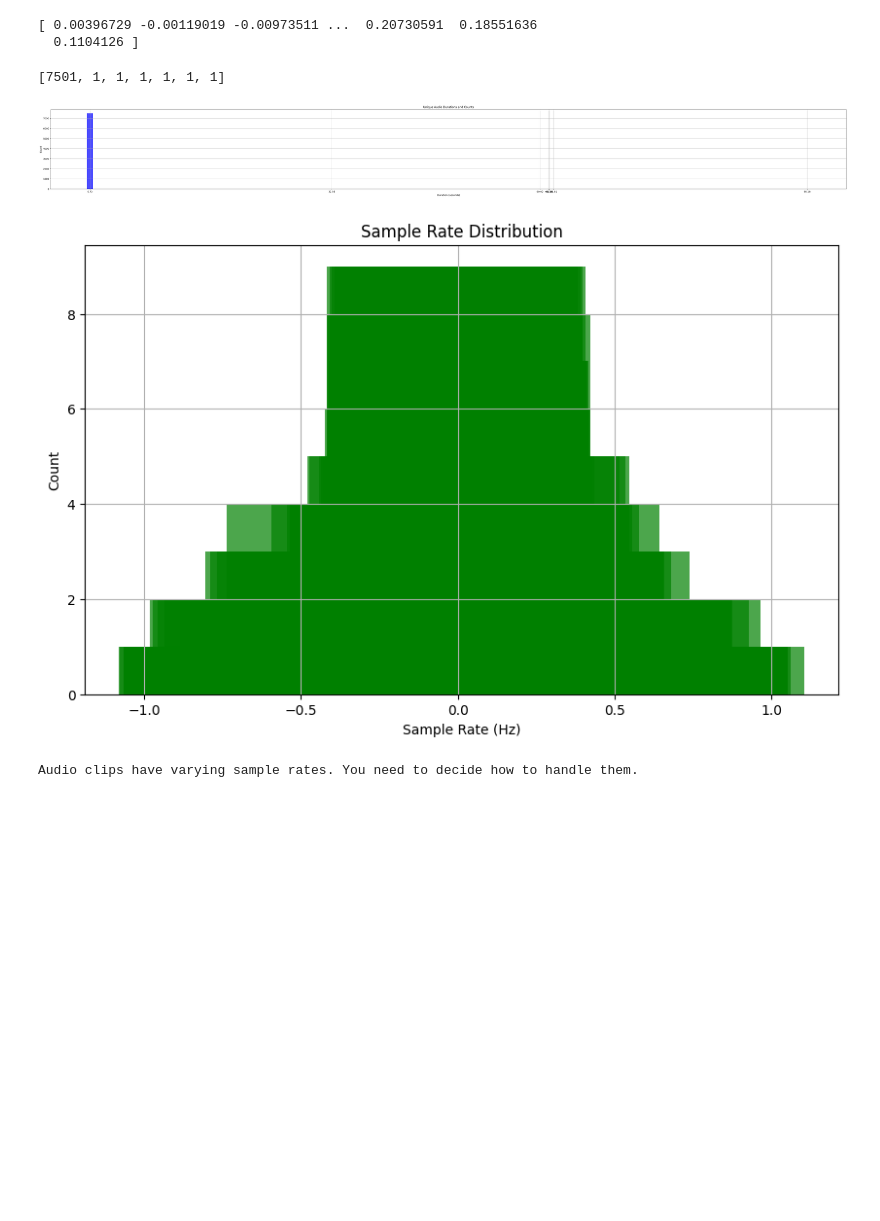
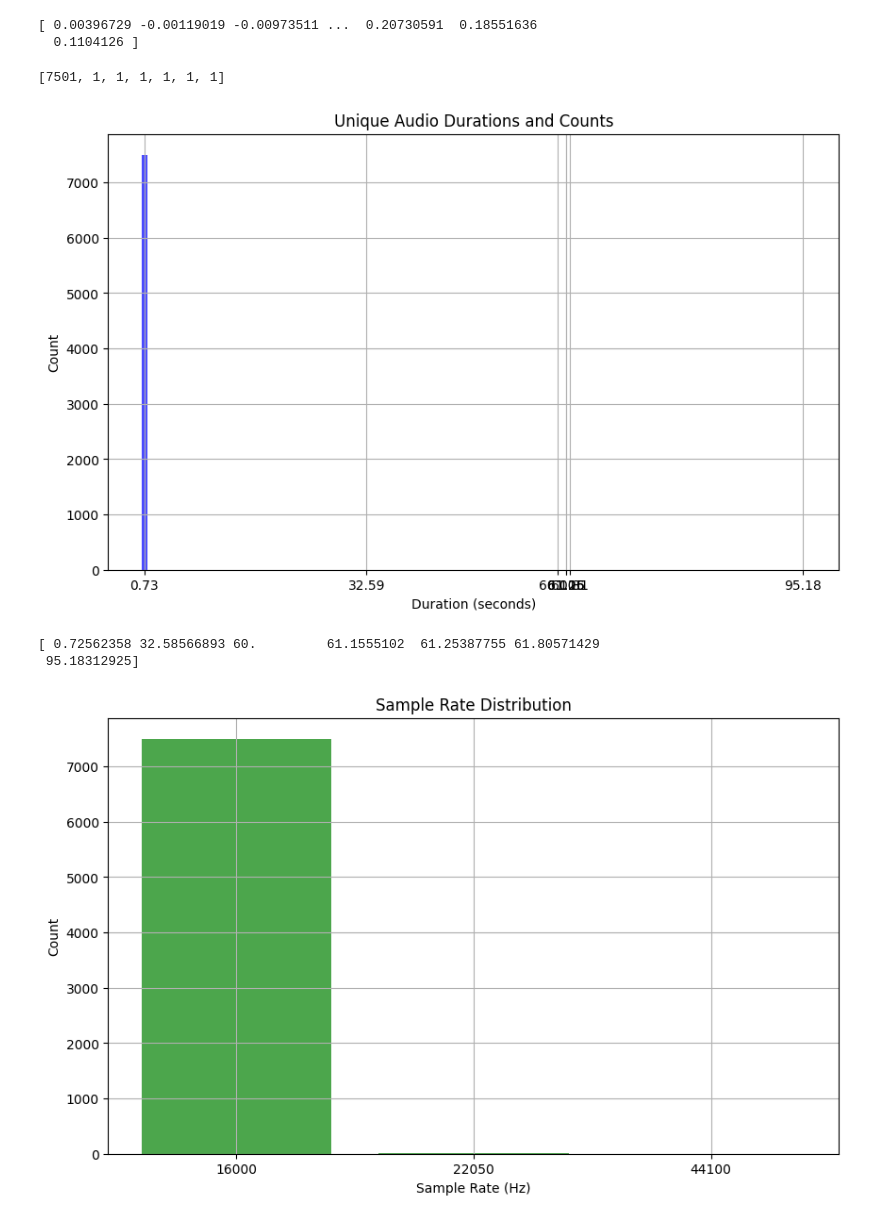
Before and after one commit to bhavyanarnoli/Guest-Speaker-Recognition, a Jupyter notebook: Preprocessing.ipynb, the cells around one changed output. Saved outputs shown, nothing was run; the diff lists cells and outputs as text; code cells hidden in the pictures; blank space fills up the shorter version.

```diff
--- a/Preprocessing.ipynb
+++ b/Preprocessing.ipynb
@@ -29,57 +29,54 @@ print(audio_data[1])
 # %%
 import matplotlib.pyplot as plt
 from collections import Counter
 
 # Calculate the duration of each audio clip in seconds
 audio_durations = [len(data) / sr for data in audio_data]
 
 duration_counts = Counter(audio_durations)
 
 unique_durations = list(duration_counts.keys())
 counts = list(duration_counts.values())
 
 print(counts)
 # Create a bar chart to visualize unique audio durations and their counts
-plt.figure(figsize=(30, 6))
+plt.figure(figsize=(10, 6))
 plt.bar(unique_durations, counts, color='blue', alpha=0.7)
 plt.title('Unique Audio Durations and Counts')
 plt.xticks(np.unique(audio_durations))
 plt.xlabel('Duration (seconds)')
 plt.ylabel('Count')
 plt.grid(True)
 plt.show()
 print((np.unique(audio_durations)))
 # %% [output]
 [7501, 1, 1, 1, 1, 1, 1]
-[figure, old version]
+[figure, new version]
+[ 0.72562358 32.58566893 60.         61.1555102  61.25387755 61.80571429
+ 95.18312925]
 # %%
 import matplotlib.pyplot as plt
 from collections import Counter
 
 # Extract sample rates from the audio data
-sample_rates = audio_data[1]
+sample_rates = sr_audios
 
 # Count the occurrences of each sample rate
 sample_rate_counts = Counter(sample_rates)
 
 # Extract unique sample rates and their counts
 unique_sample_rates = list(sample_rate_counts.keys())
+
 counts = list(sample_rate_counts.values())
-
-# Create a bar chart to visualize unique sample rates and their counts
+# plt.figure(figsize=(10, 6))
+# Create a bar plot with custom X-axis labels
 plt.figure(figsize=(10, 6))
-plt.bar(unique_sample_rates, counts, color='green', alpha=0.7)
+plt.bar(range(len(unique_sample_rates)), counts, color='green', alpha=0.7)
 plt.title('Sample Rate Distribution')
 plt.xlabel('Sample Rate (Hz)')
 plt.ylabel('Count')
+plt.xticks(range(len(unique_sample_rates)), unique_sample_rates)  # Set custom X-axis labels
 plt.grid(True)
 plt.show()
-
-# Check for consistent sample rates or decide how to handle variations
-if len(unique_sample_rates) == 1:
-    print(f"All audio clips have a consistent sample rate of {unique_sample_rates[0]} Hz.")
-else:
-    print("Audio clips have varying sample rates. You need to decide how to handle them.")
 # %% [output]
-[figure, old version]
+[figure, new version]
-Audio clips have varying sample rates. You need to decide how to handle them.
```
Also changed, not shown: parts of 1 cell of this notebook.
